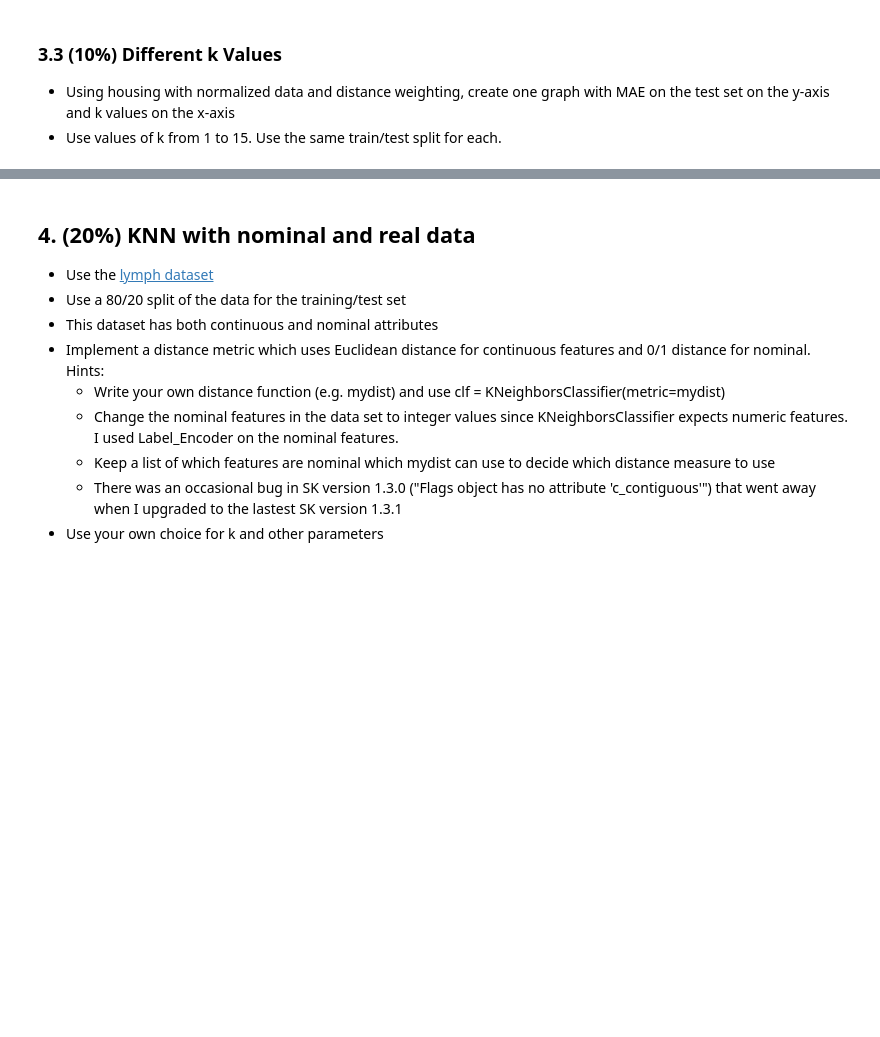
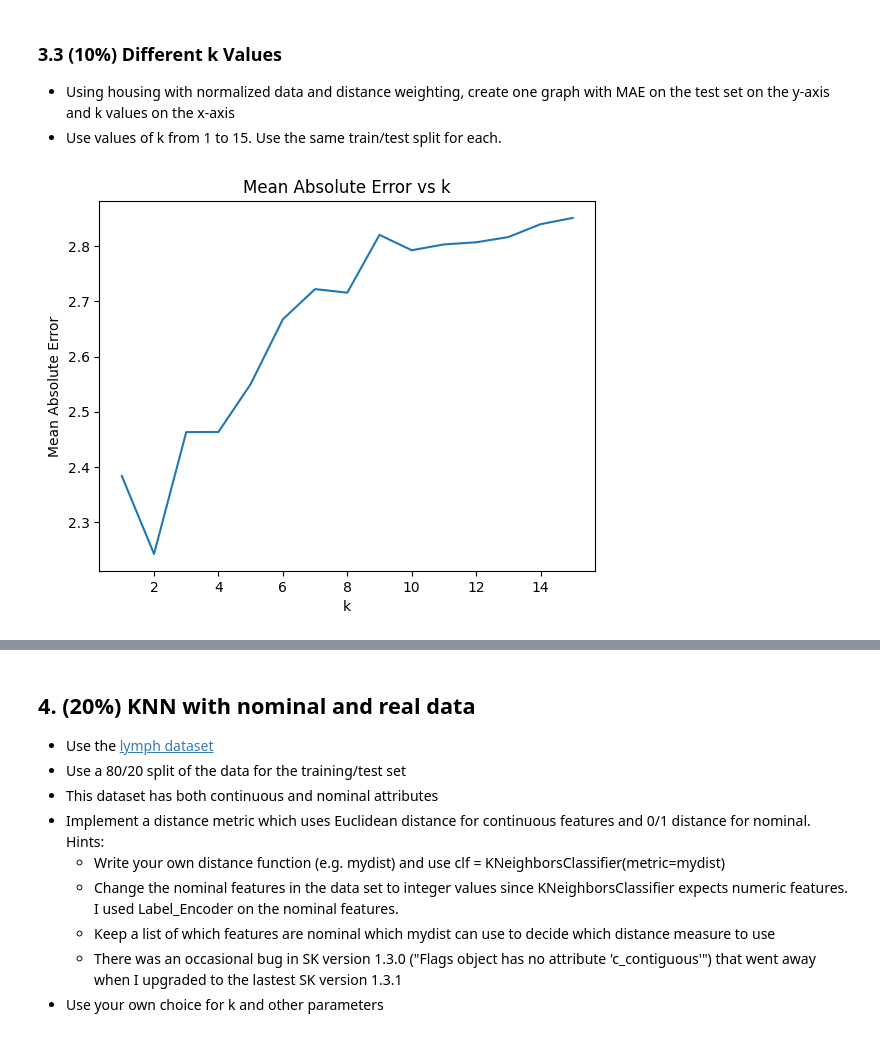
Before and after one commit to henderj/cs270-labs, a Jupyter notebook: knn/KNN Lab.ipynb, the cells around one changed output, grey strips where cells are left out. Drawn from its saved outputs; the diff is of its cells as text; code cells hidden in the pictures; blank space fills up the shorter version.

```diff
--- a/knn/KNN Lab.ipynb
+++ b/knn/KNN Lab.ipynb
@@ -438,3 +436,20 @@ The model with both normalization and distance weighting did the best. This is b
+# %%
+# Learn and graph for different k values
+k_values = range(1, 16)
+mae_scores = []
+
+for k in k_values:
+    knn = KNeighborsRegressor(n_neighbors=k, weights='distance')
+    knn.fit(X_train, y_train)
+    mae_scores.append(mean_absolute_error(y_test, knn.predict(X_test)))
+# %%
+plt.plot(k_values, mae_scores)
+plt.xlabel('k')
+plt.ylabel('Mean Absolute Error')
+plt.title('Mean Absolute Error vs k')
+plt.show()
+# %% [output]
+[figure, added]
 # %%
 # @title 3.3 Discussion { display-mode: "form" }
 # PLEASE DO NOT ALTER THIS CODE
```
Also changed, not shown: parts of 2 cells of this notebook.
